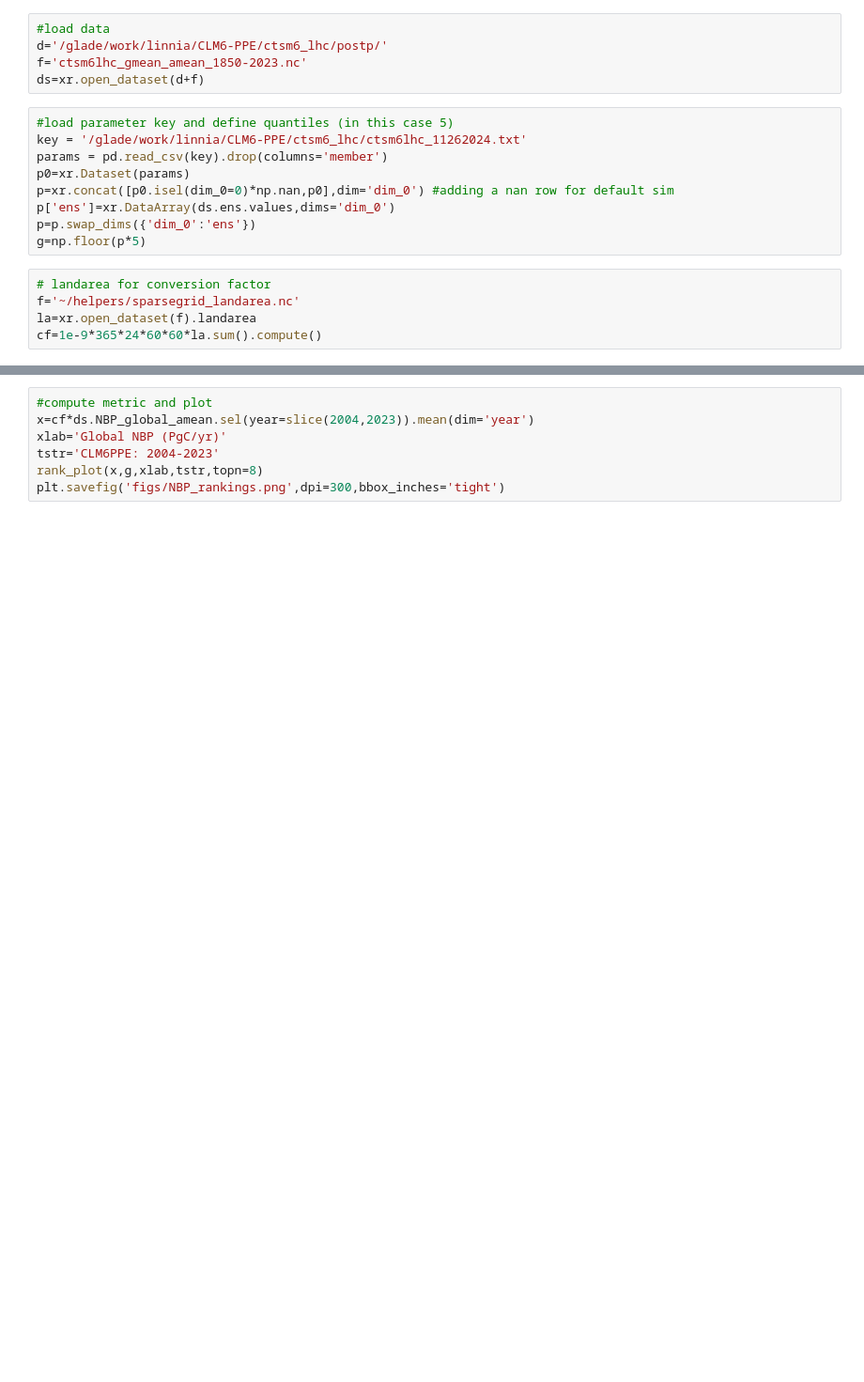
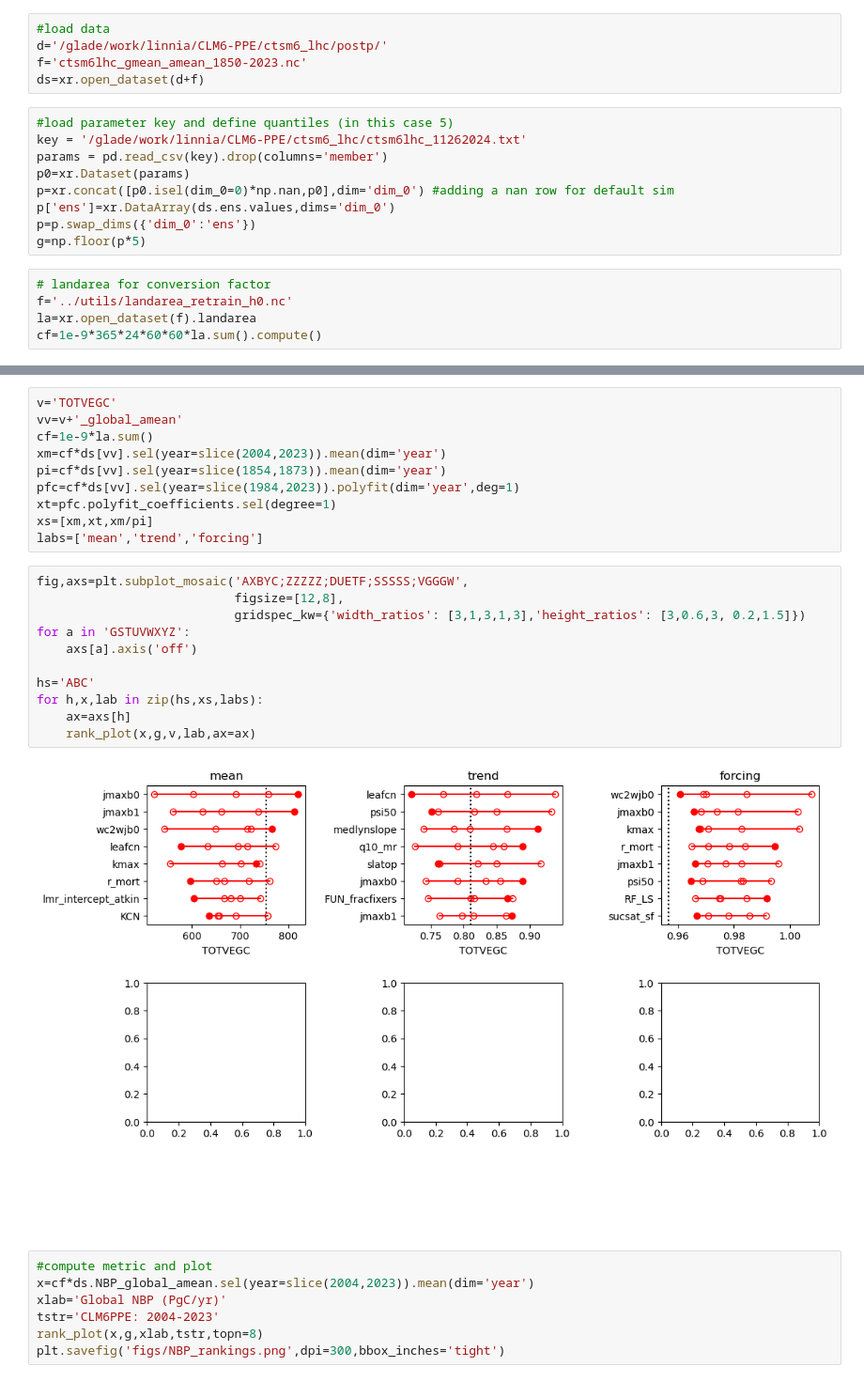
Before and after one commit to NCAR/ctsm6_ppe, a Jupyter notebook: diagnostics/diags.ipynb, the cells around one changed output, grey strips where cells are left out. Shown: that part at 94% size. Cells and saved outputs as stored; diff of their text form; blank space fills up the shorter version.

```diff
--- a/diagnostics/diags.ipynb
+++ b/diagnostics/diags.ipynb
@@ -41,7 +52,7 @@ p=p.swap_dims({'dim_0':'ens'})
 g=np.floor(p*5)
 # %%
 # landarea for conversion factor
-f='~/helpers/sparsegrid_landarea.nc'
+f='../utils/landarea_retrain_h0.nc'
 la=xr.open_dataset(f).landarea
 cf=1e-9*365*24*60*60*la.sum().compute()
 # %%
@@ -53,5 +64,28 @@ rank_plot(x,g,xlab,tstr,topn=8)
 # %% [output]
 [figure]
+# %%
+v='TOTVEGC'
+vv=v+'_global_amean'
+cf=1e-9*la.sum()
+xm=cf*ds[vv].sel(year=slice(2004,2023)).mean(dim='year')
+pi=cf*ds[vv].sel(year=slice(1854,1873)).mean(dim='year')
+pfc=cf*ds[vv].sel(year=slice(1984,2023)).polyfit(dim='year',deg=1)
+xt=pfc.polyfit_coefficients.sel(degree=1)
+xs=[xm,xt,xm/pi]
+labs=['mean','trend','forcing']
+# %%
+fig,axs=plt.subplot_mosaic('AXBYC;ZZZZZ;DUETF;SSSSS;VGGGW',
+                           figsize=[12,8],
+                           gridspec_kw={'width_ratios': [3,1,3,1,3],'height_ratios': [3,0.6,3, 0.2,1.5]})
+for a in 'GSTUVWXYZ':
+    axs[a].axis('off')
+
+hs='ABC'
+for h,x,lab in zip(hs,xs,labs):
+    ax=axs[h]
+    rank_plot(x,g,v,lab,ax=ax)
+# %% [output]
+[figure, added]
 # %%
 #compute metric and plot
 x=cf*ds.NBP_global_amean.sel(year=slice(2004,2023)).mean(dim='year')
```
Also changed, not shown: parts of 13 cells of this notebook.
